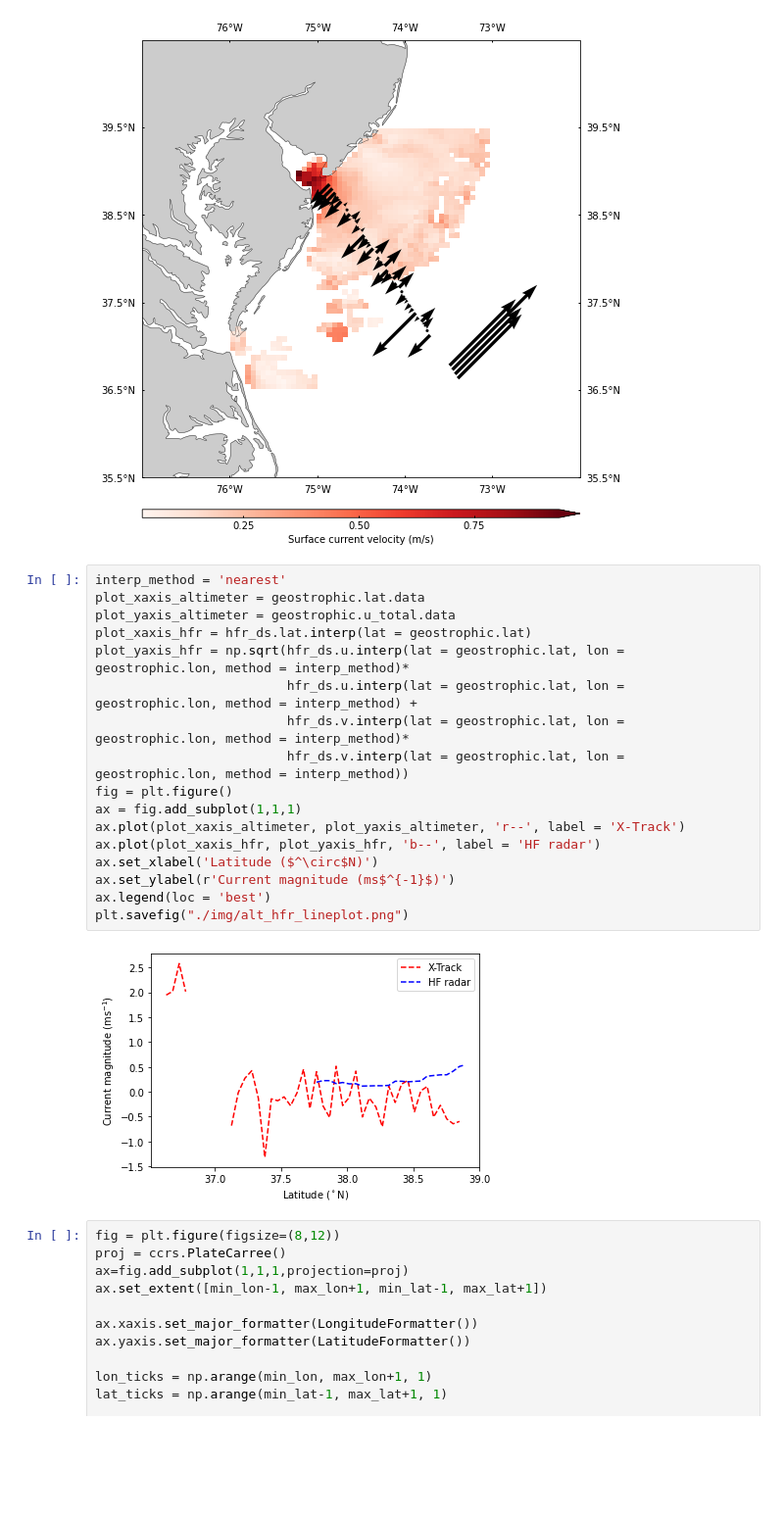
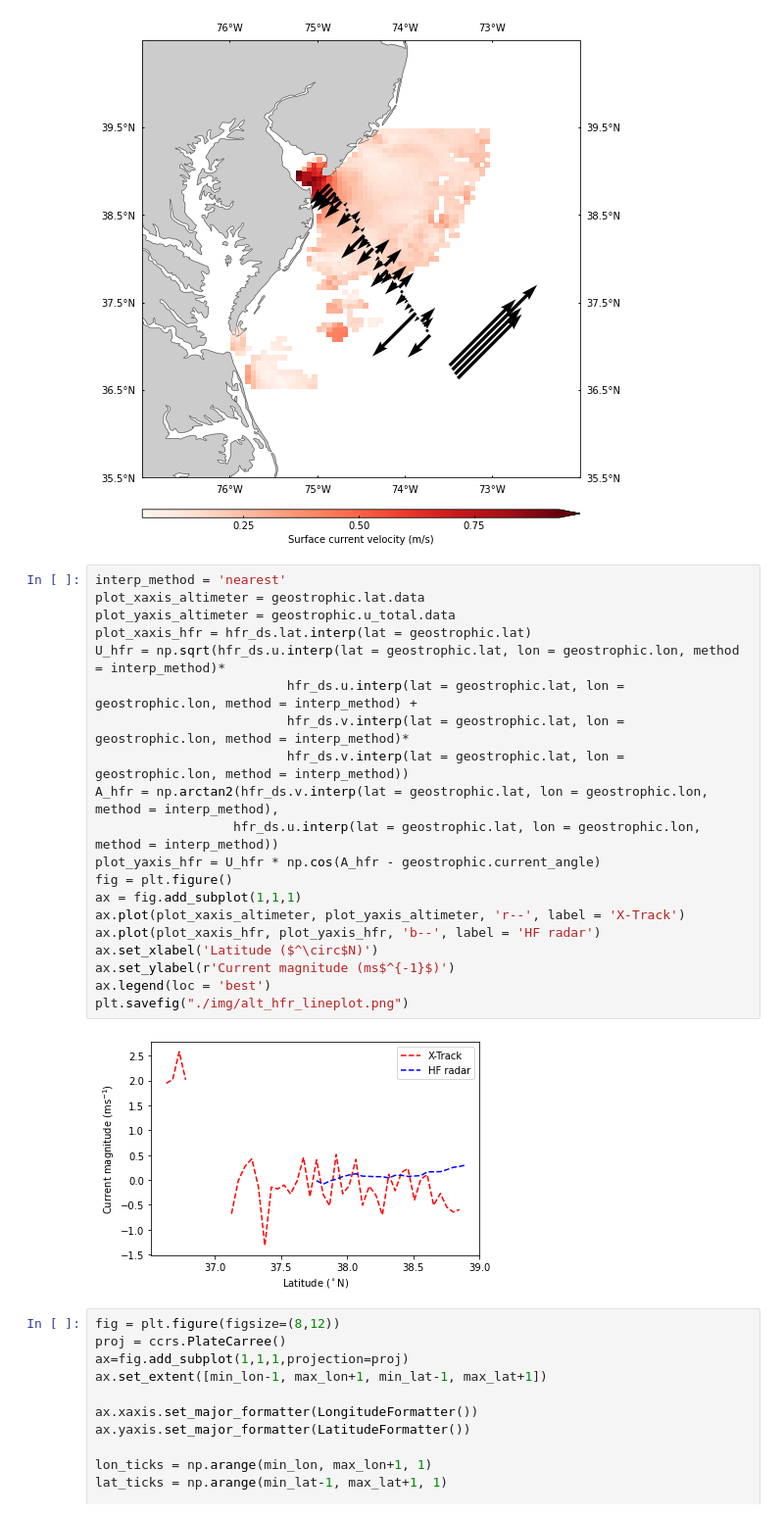
Before and after one commit to oceanhackweek/ohw21-proj-coastal-radar, a Jupyter notebook: altimetry.ipynb, the cells around one changed output. Shown: that part at 98% size. Drawn from its saved outputs; the diff is of its cells as text; blank space fills up the shorter version.

Commit message:
Changed line plot content
Now we compare the same component magnitude - projection on cross-track (hfr) and cross-track magnitude (alt)

```diff
--- a/altimetry.ipynb
+++ b/altimetry.ipynb
@@ -264,22 +264,25 @@ plt.savefig('./img/alt_hfr.png', dpi=300, transparent=False, bbox_inches='tight'
 # %%
 interp_method = 'nearest'
 plot_xaxis_altimeter = geostrophic.lat.data
 plot_yaxis_altimeter = geostrophic.u_total.data
 plot_xaxis_hfr = hfr_ds.lat.interp(lat = geostrophic.lat)
-plot_yaxis_hfr = np.sqrt(hfr_ds.u.interp(lat = geostrophic.lat, lon = geostrophic.lon, method = interp_method)*
+U_hfr = np.sqrt(hfr_ds.u.interp(lat = geostrophic.lat, lon = geostrophic.lon, method = interp_method)*
                          hfr_ds.u.interp(lat = geostrophic.lat, lon = geostrophic.lon, method = interp_method) +
                          hfr_ds.v.interp(lat = geostrophic.lat, lon = geostrophic.lon, method = interp_method)*
                          hfr_ds.v.interp(lat = geostrophic.lat, lon = geostrophic.lon, method = interp_method))
+A_hfr = np.arctan2(hfr_ds.v.interp(lat = geostrophic.lat, lon = geostrophic.lon, method = interp_method),
+                  hfr_ds.u.interp(lat = geostrophic.lat, lon = geostrophic.lon, method = interp_method))
+plot_yaxis_hfr = U_hfr * np.cos(A_hfr - geostrophic.current_angle)
 fig = plt.figure()
 ax = fig.add_subplot(1,1,1)
 ax.plot(plot_xaxis_altimeter, plot_yaxis_altimeter, 'r--', label = 'X-Track')
 ax.plot(plot_xaxis_hfr, plot_yaxis_hfr, 'b--', label = 'HF radar')
 ax.set_xlabel('Latitude ($^\circ$N)')
 ax.set_ylabel(r'Current magnitude (ms$^{-1}$)')
 ax.legend(loc = 'best')
 plt.savefig("./img/alt_hfr_lineplot.png")
 # %% [output]
-[figure, old version]
+[figure, new version]
 # %%
 fig = plt.figure(figsize=(8,12))
 proj = ccrs.PlateCarree()
```
Also changed, not shown: parts of 1 cell of this notebook.
